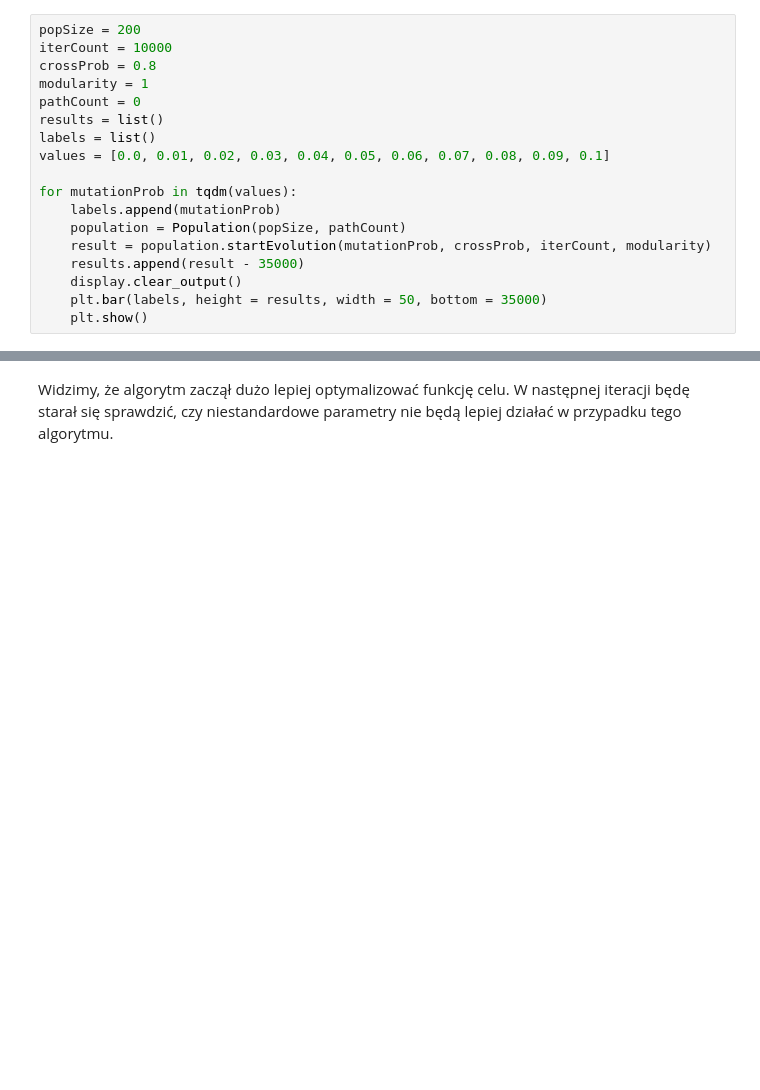
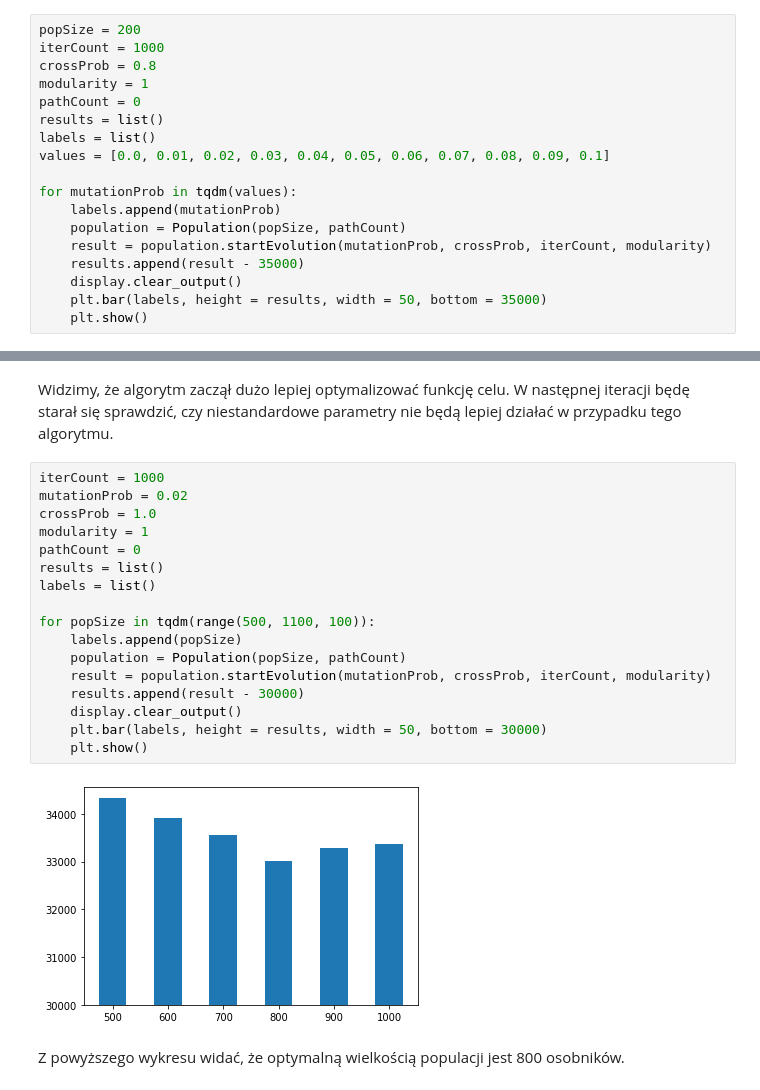
Before and after one commit to kowusek/POP_Evolutionary_algorithm, a Jupyter notebook: Documentation.ipynb, the cells around one changed output, grey strips where cells are left out. Saved outputs shown, nothing was run; the diff lists cells and outputs as text; blank space fills up the shorter version.

Commit message:
found optimal popSize

```diff
--- a/Documentation.ipynb
+++ b/Documentation.ipynb
@@ -98,7 +98,7 @@ for mutationProb in values:
 Najlepszą wartością mutacji jest 2%.
 # %%
 popSize = 200
-iterCount = 10000
+iterCount = 1000
 crossProb = 0.8
 modularity = 1
 pathCount = 0
@@ -165,3 +165,24 @@ for x, y in tqdm(population.evolution(mutationProb, crossProb, iterCount, modula
 [figure]
 # %% [markdown]
 Widzimy, że algorytm zaczął dużo lepiej optymalizować funkcję celu. W następnej iteracji będę starał się sprawdzić, czy niestandardowe parametry nie będą lepiej działać w przypadku tego algorytmu.
+# %%
+iterCount = 1000
+mutationProb = 0.02
+crossProb = 1.0
+modularity = 1
+pathCount = 0
+results = list()
+labels = list()
+
+for popSize in tqdm(range(500, 1100, 100)):
+    labels.append(popSize)
+    population = Population(popSize, pathCount)
+    result = population.startEvolution(mutationProb, crossProb, iterCount, modularity)
+    results.append(result - 30000)
+    display.clear_output()
+    plt.bar(labels, height = results, width = 50, bottom = 30000)
+    plt.show()
+# %% [output]
+[figure, added]
+# %% [markdown]
+Z powyższego wykresu widać, że optymalną wielkością populacji jest 800 osobników.
```
Also changed, not shown: parts of 1 cell of this notebook.
